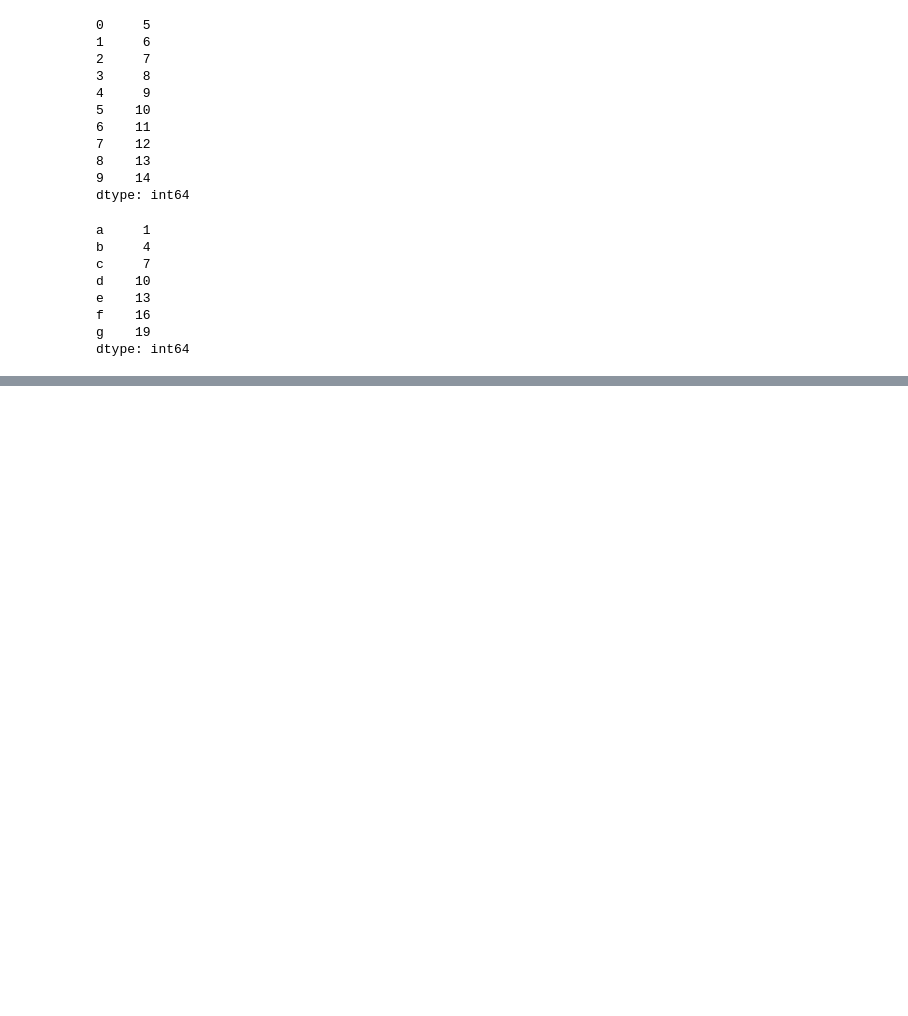
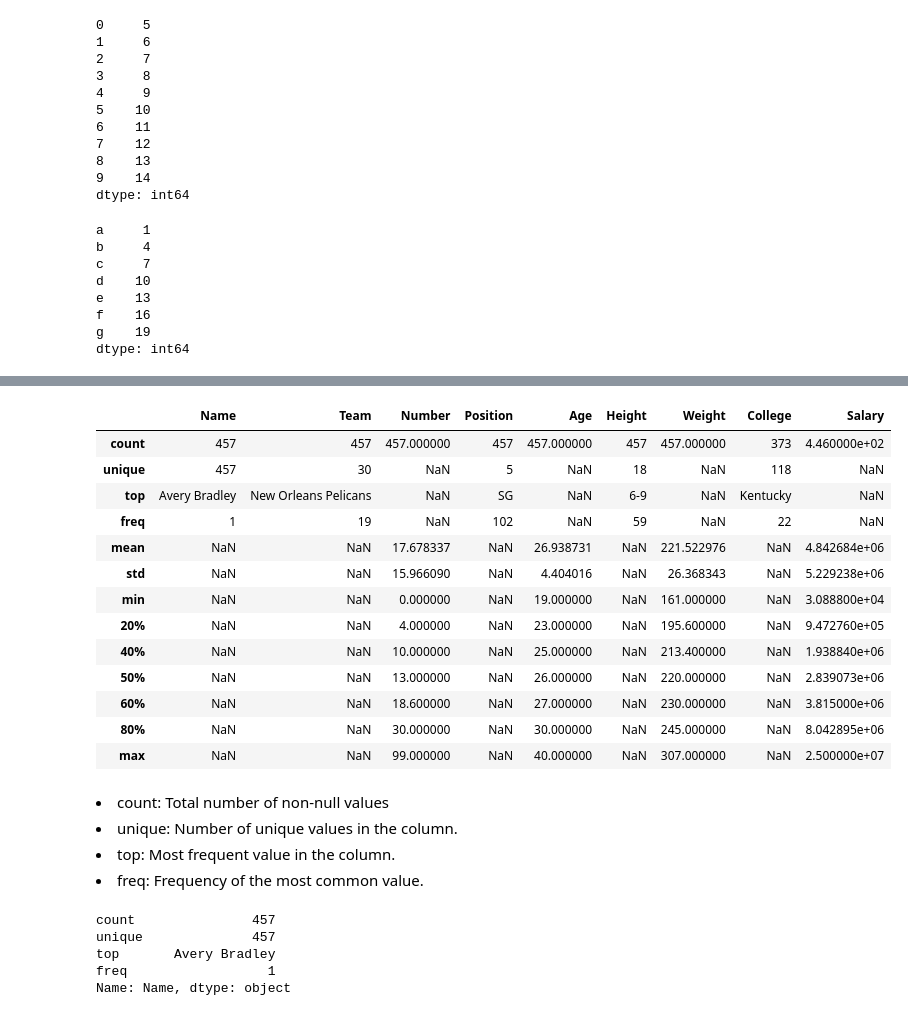
Before and after one commit to harshithvinesh/machine_learning, a Jupyter notebook: pandas.ipynb, the cells around one changed output, grey strips where cells are left out. Cells and saved outputs as stored; diff of their text form; code cells hidden in the pictures; blank space fills up the shorter version.

```diff
--- a/pandas.ipynb
+++ b/pandas.ipynb
@@ -465,0 +549,3 @@ dtype: int64
+# %%
+data=pd.read_csv("nba.csv")
+print(data.tail())
@@ -465,0 +618,32 @@ dtype: int64
+# %%
+desc=data.describe(percentiles=[.20,.40,.60,.80],include=['object','float','int'])
+desc
+# %% [output]
+|  | Name | Team | Number | Position | Age | Height | Weight | College | Salary |
+| count | 457 | 457 | 457.000000 | 457 | 457.000000 | 457 | 457.000000 | 373 | 4.460000e+02 |
+| unique | 457 | 30 | NaN | 5 | NaN | 18 | NaN | 118 | NaN |
+| top | Avery Bradley | New Orleans Pelicans | NaN | SG | NaN | 6-9 | NaN | Kentucky | NaN |
+| freq | 1 | 19 | NaN | 102 | NaN | 59 | NaN | 22 | NaN |
+| mean | NaN | NaN | 17.678337 | NaN | 26.938731 | NaN | 221.522976 | NaN | 4.842684e+06 |
+| std | NaN | NaN | 15.966090 | NaN | 4.404016 | NaN | 26.368343 | NaN | 5.229238e+06 |
+| min | NaN | NaN | 0.000000 | NaN | 19.000000 | NaN | 161.000000 | NaN | 3.088800e+04 |
+| 20% | NaN | NaN | 4.000000 | NaN | 23.000000 | NaN | 195.600000 | NaN | 9.472760e+05 |
+| 40% | NaN | NaN | 10.000000 | NaN | 25.000000 | NaN | 213.400000 | NaN | 1.938840e+06 |
+| 50% | NaN | NaN | 13.000000 | NaN | 26.000000 | NaN | 220.000000 | NaN | 2.839073e+06 |
+| 60% | NaN | NaN | 18.600000 | NaN | 27.000000 | NaN | 230.000000 | NaN | 3.815000e+06 |
+| 80% | NaN | NaN | 30.000000 | NaN | 30.000000 | NaN | 245.000000 | NaN | 8.042895e+06 |
+| max | NaN | NaN | 99.000000 | NaN | 40.000000 | NaN | 307.000000 | NaN | 2.500000e+07 |
+# %% [markdown]
+<li>count: Total number of non-null values</li>
+<li>unique: Number of unique values in the column.</li>
+<li>top: Most frequent value in the column.</li>
+<li>freq: Frequency of the most common value.</li>
+# %%
+desc=data["Name"].describe()
+desc
+# %% [output]
+count               457
+unique              457
+top       Avery Bradley
+freq                  1
+Name: Name, dtype: object
```
Also changed, not shown: parts of 23 cells of this notebook.
